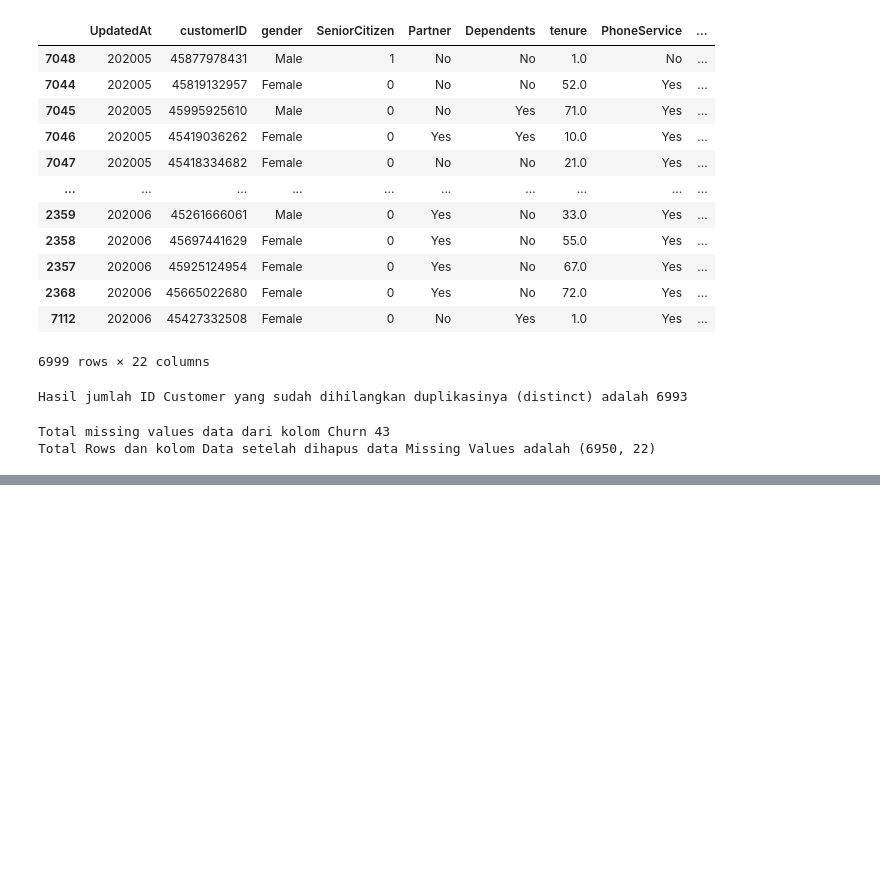
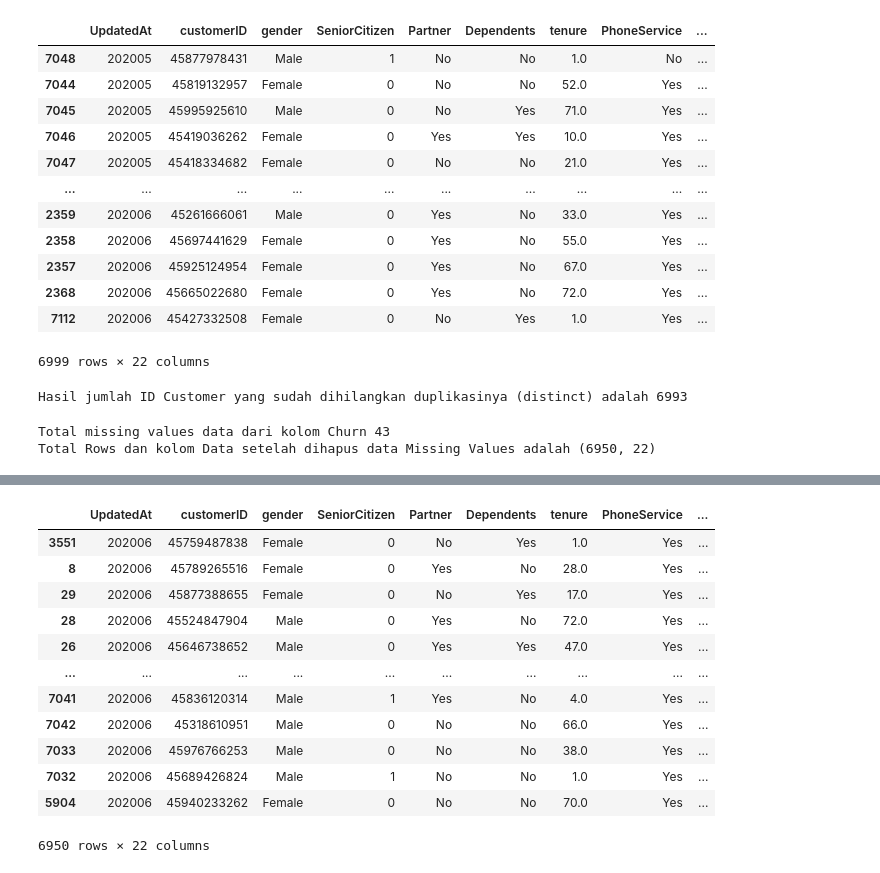
Before and after one commit to Gengsu07/DQLAB, a Jupyter notebook: DATA CLEANSING WITH TELCO .ipynb, the cells around one changed output, grey strips where cells are left out. Drawn from its saved outputs; the diff is of its cells as text; code cells hidden in the pictures; blank space fills up the shorter version.

```diff
--- a/DATA CLEANSING WITH TELCO .ipynb
+++ b/DATA CLEANSING WITH TELCO .ipynb
@@ -91,0 +166,16 @@ Total Rows dan kolom Data setelah dihapus data Missing Values adalah (6950, 22)
+# %%
+df_load
+# %% [output]
+|  | UpdatedAt | customerID | gender | SeniorCitizen | Partner | Dependents | tenure | PhoneService | ... |
+| 3551 | 202006 | 45759487838 | Female | 0 | No | Yes | 1.0 | Yes | ... |
+| 8 | 202006 | 45789265516 | Female | 0 | Yes | No | 28.0 | Yes | ... |
+| 29 | 202006 | 45877388655 | Female | 0 | No | Yes | 17.0 | Yes | ... |
+| 28 | 202006 | 45524847904 | Male | 0 | Yes | No | 72.0 | Yes | ... |
+| 26 | 202006 | 45646738652 | Male | 0 | Yes | Yes | 47.0 | Yes | ... |
+| ... | ... | ... | ... | ... | ... | ... | ... | ... | ... |
+| 7041 | 202006 | 45836120314 | Male | 1 | Yes | No | 4.0 | Yes | ... |
+| 7042 | 202006 | 45318610951 | Male | 0 | No | No | 66.0 | Yes | ... |
+| 7033 | 202006 | 45976766253 | Male | 0 | No | No | 38.0 | Yes | ... |
+| 7032 | 202006 | 45689426824 | Male | 1 | No | No | 1.0 | Yes | ... |
+| 5904 | 202006 | 45940233262 | Female | 0 | No | No | 70.0 | Yes | ... |
+6950 rows × 22 columns
```
Also changed, not shown: parts of 3 cells of this notebook, 1 other file.
